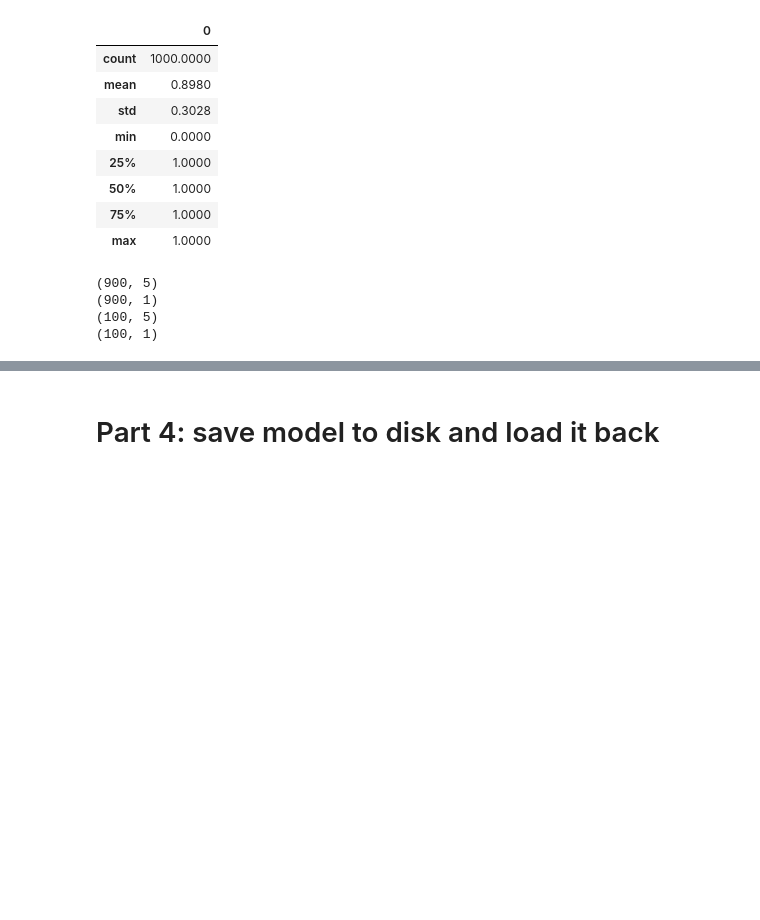
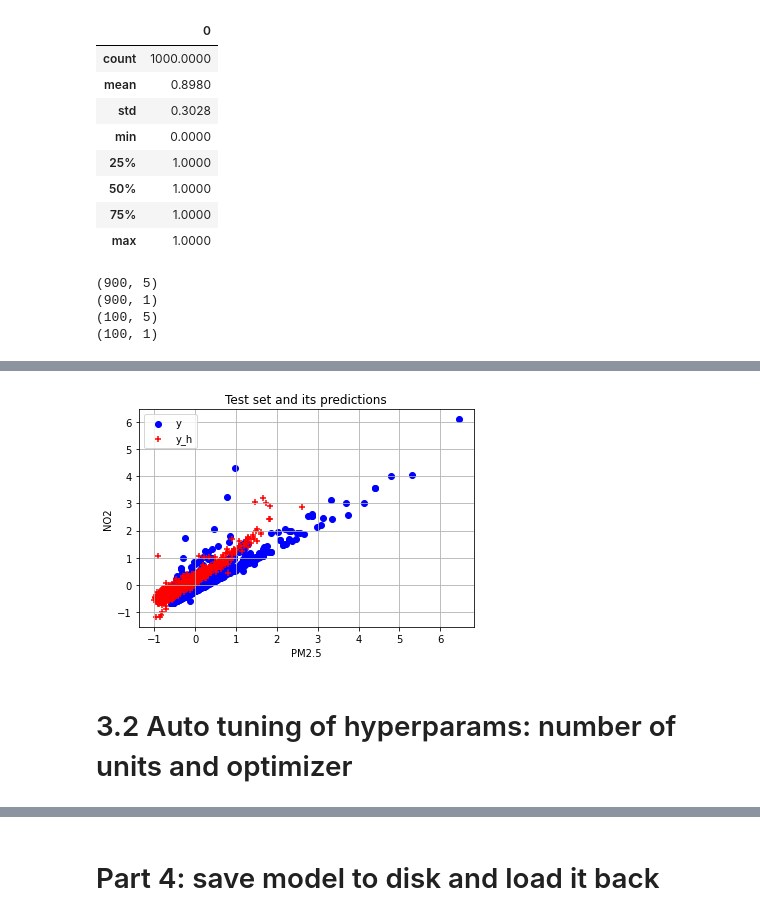
Before and after one commit to actirov/Proyecto-Cruz-Roja, a Jupyter notebook: code/Diabetes_predict_DiaBETO.ipynb, the cells around one changed output, grey strips where cells are left out. Saved outputs shown, nothing was run; the diff lists cells and outputs as text; code cells hidden in the pictures; blank space fills up the shorter version.

```diff
--- a/code/Diabetes_predict_DiaBETO.ipynb
+++ b/code/Diabetes_predict_DiaBETO.ipynb
@@ -150,0 +211,5 @@ from keras_tuner.tuners import RandomSearch
+# %%
+def my_mse(y, y_hat):
+  """ Define MSE loss, to use it as loss function
+  """
+  return tf.reduce_mean(tf.square(y - y_hat))
@@ -150,0 +283,4 @@ from keras_tuner.tuners import RandomSearch
+# %%
+# Predict on test set
+y_test_hat = DNN.predict(x=x_test)
+print(y_test_hat.shape)
@@ -150,0 +290,16 @@ from keras_tuner.tuners import RandomSearch
+# %%
+# Plot y_test_hat
+indx = np.random.permutation(len(y_test))[:500]
+plt.scatter(y_test[indx, 0], y_test[indx, 1], c='b', label='y')
+plt.scatter(y_test_hat[indx, 0], y_test_hat[indx, 1], c='r', marker='+', label='y_h')
+
+plt.legend()
+plt.grid(True)
+plt.xlabel('PM2.5')
+plt.ylabel('NO2')
+plt.title('Test set and its predictions')
+plt.show()
+# %% [output]
+[figure, added]
+# %% [markdown]
+# 3.2 Auto tuning of hyperparams: number of units and optimizer
```
Also changed, not shown: parts of 30 cells of this notebook, 2 other files.
